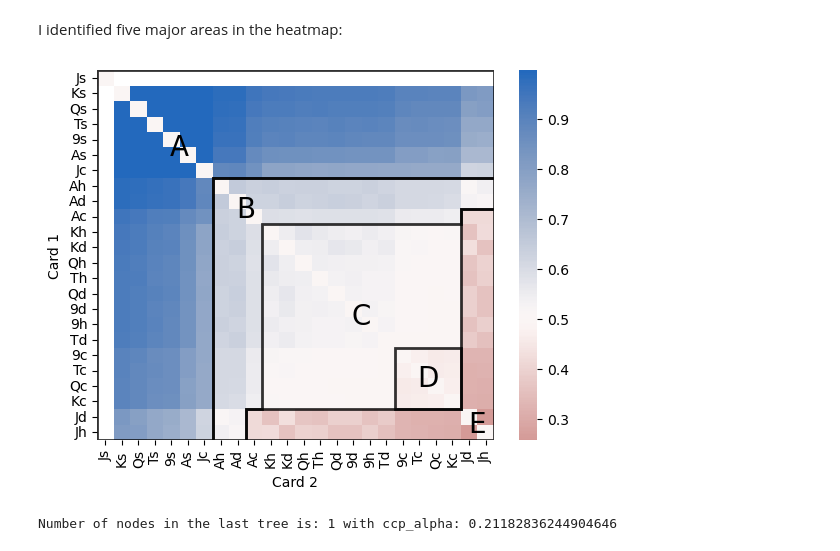
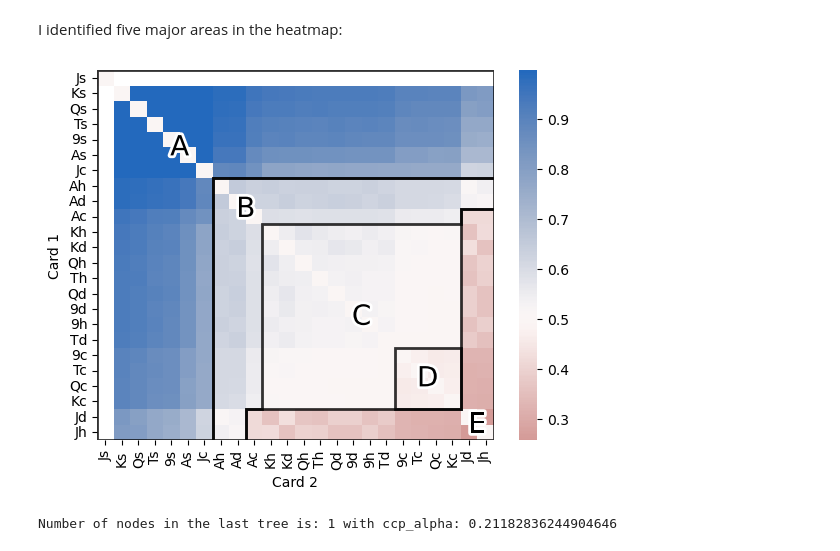
Before and after one commit to swpecht/swpecht.github.io, a Jupyter notebook: projects/liars_poker_bot/python/Open hand pass on bower analysis.ipynb, the cells around one changed output. Drawn from its saved outputs; the diff is of its cells as text; code cells hidden in the pictures.

```diff
--- a/projects/liars_poker_bot/python/Open hand pass on bower analysis.ipynb
+++ b/projects/liars_poker_bot/python/Open hand pass on bower analysis.ipynb
@@ -141,39 +141,86 @@ offsuit_aces = [
     (Path.LINETO, (10, 10)),
     (Path.LINETO, (10, 22)),
     (Path.LINETO, (9, 22)),
     (Path.LINETO, (9, 24)),
     (Path.CLOSEPOLY, (7, 24)),
 ]
 
 clubs = [
     (Path.MOVETO, (18, 18)),
     (Path.LINETO, (22, 18)),
     (Path.LINETO, (22, 22)),
     (Path.LINETO, (18, 22)),
     (Path.CLOSEPOLY, (18, 18)),
 ]
 
 
 def add_patch(path, ax, color):
     codes, verts = zip(*path)
     path = mpath.Path(verts, codes)
     patch = mpatches.PathPatch(path, alpha=0.8, lw=2, edgecolor=color, fill=False)
     ax.add_patch(patch)
 
 
 add_patch(spades, ax, "black")
 add_patch(red_jacks, ax, "black")
 add_patch(offsuit_aces, ax, "black")
 add_patch(clubs, ax, "black")
 
-ax.text(5, 5, "A", fontsize=20, color="black", ha="center", va="center")
-ax.text(9, 9, "B", fontsize=20, color="black", ha="center", va="center")
-ax.text(16, 16, "C", fontsize=20, color="black", ha="center", va="center")
-ax.text(20, 20, "D", fontsize=20, color="black", ha="center", va="center")
-ax.text(23, 23, "E", fontsize=20, color="black", ha="center", va="center")
+import matplotlib.patheffects as pe
+
+ax.text(
+    5,
+    5,
+    "A",
+    fontsize=20,
+    color="black",
+    ha="center",
+    va="center",
+    path_effects=[pe.withStroke(linewidth=4, foreground="white")],
+)
+ax.text(
+    9,
+    9,
+    "B",
+    fontsize=20,
+    color="black",
+    ha="center",
+    va="center",
+    path_effects=[pe.withStroke(linewidth=4, foreground="white")],
+)
+ax.text(
+    16,
+    16,
+    "C",
+    fontsize=20,
+    color="black",
+    ha="center",
+    va="center",
+    path_effects=[pe.withStroke(linewidth=4, foreground="white")],
+)
+ax.text(
+    20,
+    20,
+    "D",
+    fontsize=20,
+    color="black",
+    ha="center",
+    va="center",
+    path_effects=[pe.withStroke(linewidth=4, foreground="white")],
+)
+ax.text(
+    23,
+    23,
+    "E",
+    fontsize=20,
+    color="black",
+    ha="center",
+    va="center",
+    path_effects=[pe.withStroke(linewidth=4, foreground="white")],
+)
 plt.savefig("../../../docs/assets/pass-on-bower-2-heatmap-annotated.png")
 # %% [output]
-[figure, old version]
+[figure, new version]
 # %%
 def create_decision_tree(data):
     df = pd.DataFrame.from_records(data)
```
Also changed, not shown: parts of 1 cell of this notebook.
